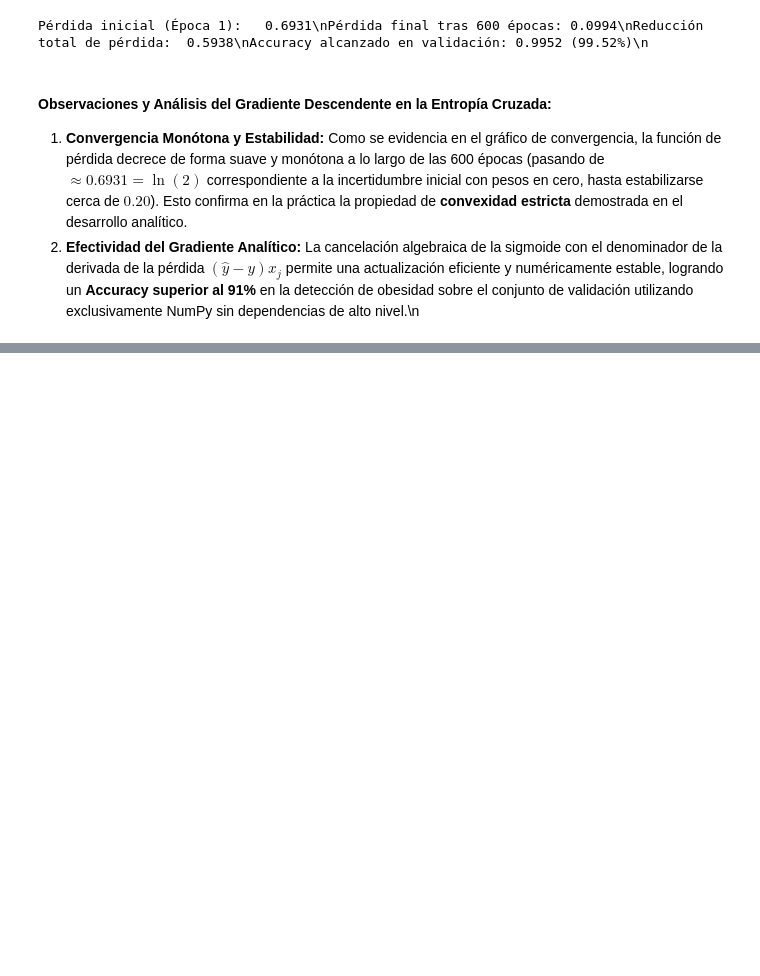
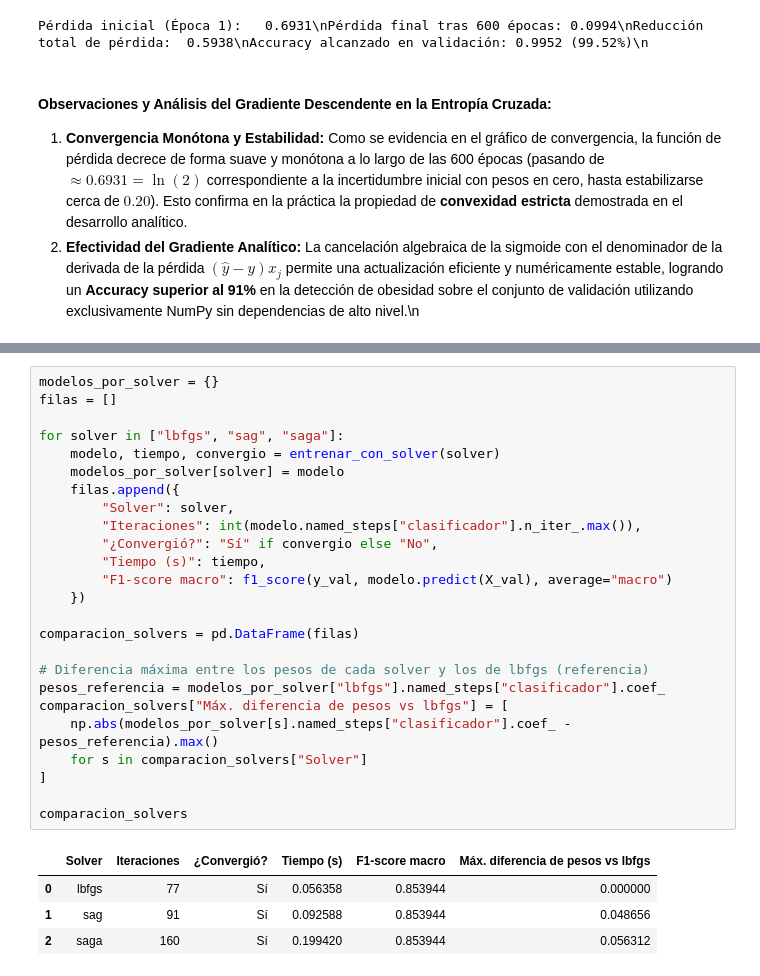
Before and after one commit to violetaespana/Assignment_2, a Jupyter notebook: Desarrollo.ipynb, the cells around one changed output, grey strips where cells are left out. Drawn from its saved outputs; the diff is of its cells as text; blank space fills up the shorter version.

```diff
--- a/Desarrollo.ipynb
+++ b/Desarrollo.ipynb
@@ -536,0 +788,30 @@ Pérdida inicial (Época 1):   0.6931\nPérdida final tras 600 épocas: 0.0994\n
+# %%
+modelos_por_solver = {}
+filas = []
+
+for solver in ["lbfgs", "sag", "saga"]:
+    modelo, tiempo, convergio = entrenar_con_solver(solver)
+    modelos_por_solver[solver] = modelo
+    filas.append({
+        "Solver": solver,
+        "Iteraciones": int(modelo.named_steps["clasificador"].n_iter_.max()),
+        "¿Convergió?": "Sí" if convergio else "No",
+        "Tiempo (s)": tiempo,
+        "F1-score macro": f1_score(y_val, modelo.predict(X_val), average="macro")
+    })
+
+comparacion_solvers = pd.DataFrame(filas)
+
+# Diferencia máxima entre los pesos de cada solver y los de lbfgs (referencia)
+pesos_referencia = modelos_por_solver["lbfgs"].named_steps["clasificador"].coef_
+comparacion_solvers["Máx. diferencia de pesos vs lbfgs"] = [
+    np.abs(modelos_por_solver[s].named_steps["clasificador"].coef_ - pesos_referencia).max()
+    for s in comparacion_solvers["Solver"]
+]
+
+comparacion_solvers
+# %% [output]
+|  | Solver | Iteraciones | ¿Convergió? | Tiempo (s) | F1-score macro | Máx. diferencia de pesos vs lbfgs |
+| 0 | lbfgs | 77 | Sí | 0.056358 | 0.853944 | 0.000000 |
+| 1 | sag | 91 | Sí | 0.092588 | 0.853944 | 0.048656 |
+| 2 | saga | 160 | Sí | 0.199420 | 0.853944 | 0.056312 |
```
Also changed, not shown: parts of 17 cells of this notebook.
